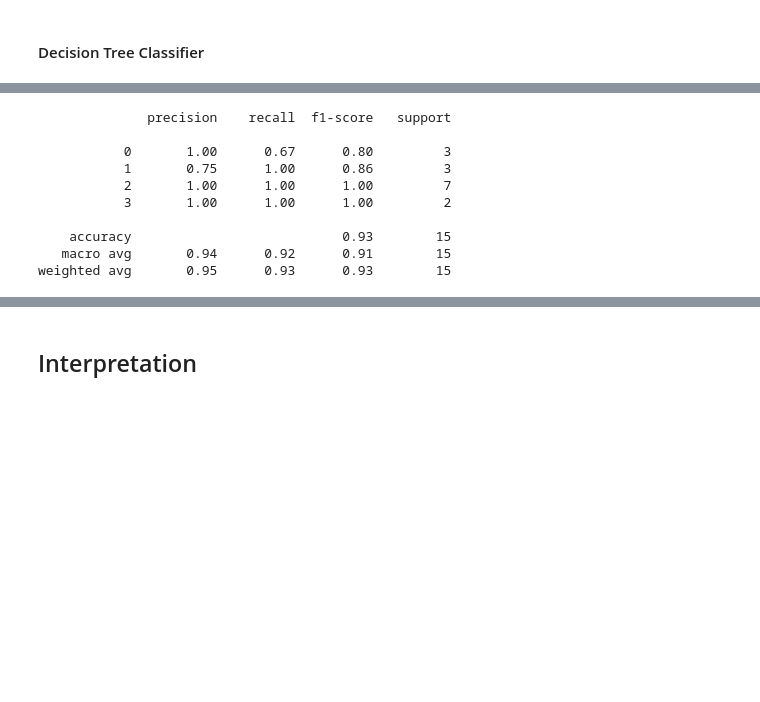
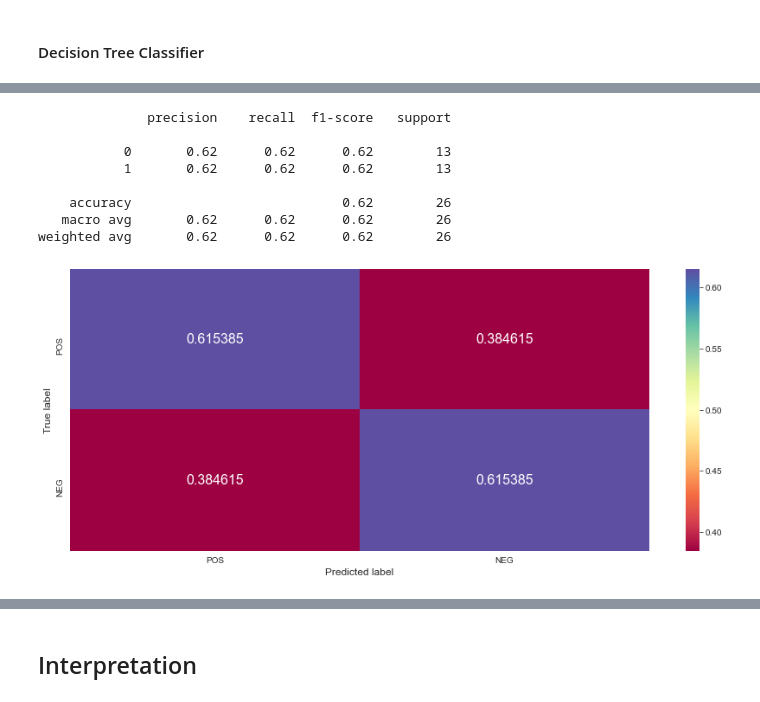
Before and after one commit to esraguzel/dsc-capstone-project-v2-onl01-dtsc-ft-012120, a Jupyter notebook: extract_tweets.ipynb, the cells around one changed output, grey strips where cells are left out. Drawn from its saved outputs; the diff is of its cells as text; code cells hidden in the pictures; blank space fills up the shorter version.

```diff
--- a/extract_tweets.ipynb
+++ b/extract_tweets.ipynb
@@ -1505,10 +1489,7 @@ strong multicollinearity or other numerical problems.
 #### Decision Tree Classifier
 # %%
 # binning the target variable
-m['ratio_neg_cat'] = m['ratio_neg'].apply(
-    lambda x: 0 if 0 < x <= 0.4
-    else(1 if 0.4 < x <= 0.5
-         else (2 if 0.5 < x <= 0.6 else(3))))
+m['ratio_neg_cat'] = m['ratio_neg'].apply(lambda x: 0 if 0 < x <= 0.5 else 1)
 # %%
 # distribution of the target categories
 m['ratio_neg_cat'].value_counts(normalize=True)
@@ -1600,6 +1549,6 @@ import xgboost as xgb
 # %%
 # Decision Tree Classifier
-dtc = DecisionTreeClassifier(random_state=33, )
+dtc = DecisionTreeClassifier(random_state=33, class_weight='balanced')
 dtc.fit(X_train, y_train)
 
 # Predicted values
@@ -1608,11 +1557,13 @@ print(classification_report(y_test, y_pred))
 # %% [output]
               precision    recall  f1-score   support
 
-           0       1.00      0.67      0.80         3
-           1       0.75      1.00      0.86         3
-           2       1.00      1.00      1.00         7
-           3       1.00      1.00      1.00         2
+           0       0.62      0.62      0.62        13
+           1       0.62      0.62      0.62        13
 
-    accuracy                           0.93        15
-   macro avg       0.94      0.92      0.91        15
-weighted avg       0.95      0.93      0.93        15
+    accuracy                           0.62        26
+   macro avg       0.62      0.62      0.62        26
+weighted avg       0.62      0.62      0.62        26
+# %%
+plot_con_matrix(y_test,y_pred, normalize=True, cmap='Spectral')
+# %% [output]
+[figure, added]
```
Also changed, not shown: parts of 53 cells of this notebook, 2 other files.
